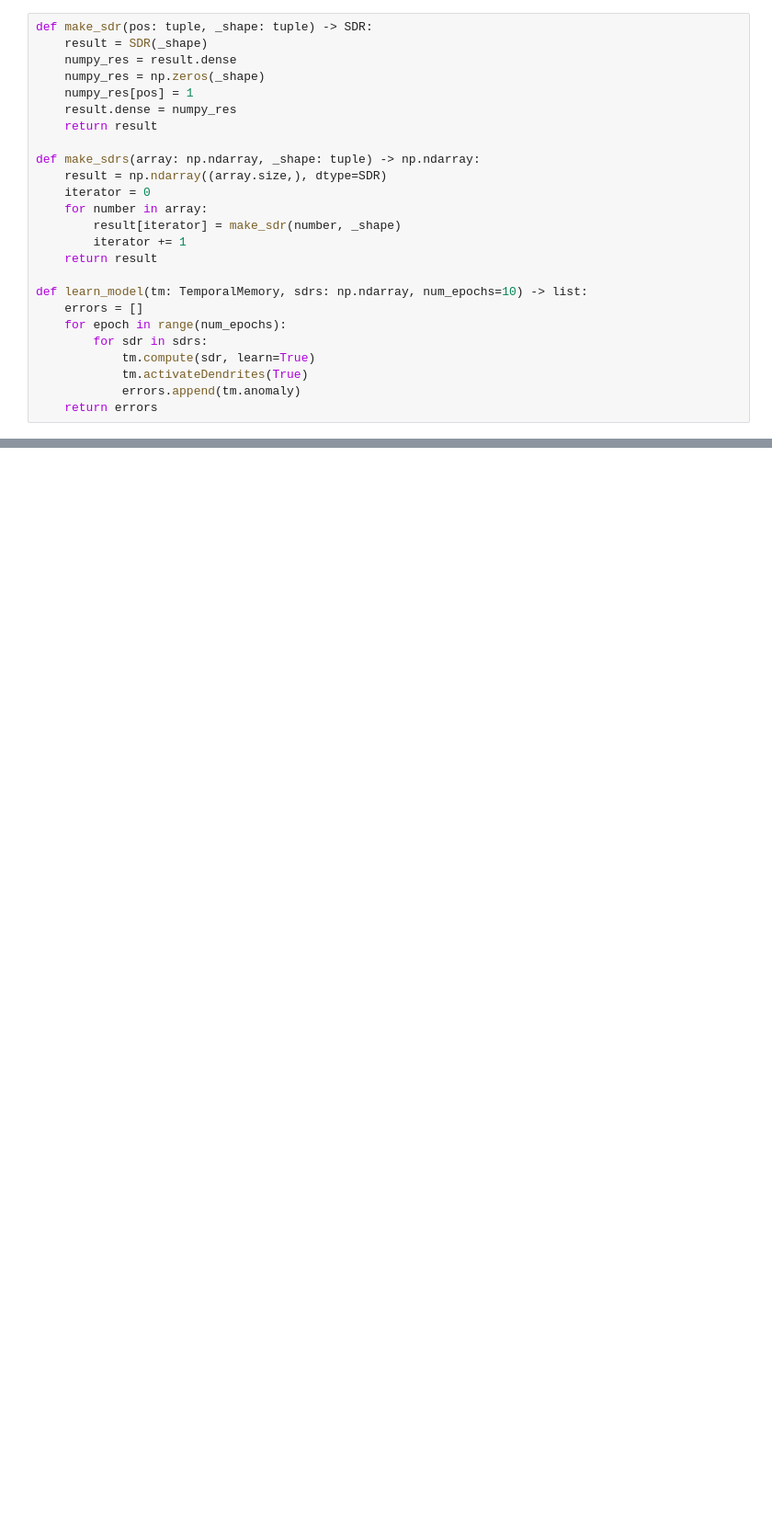
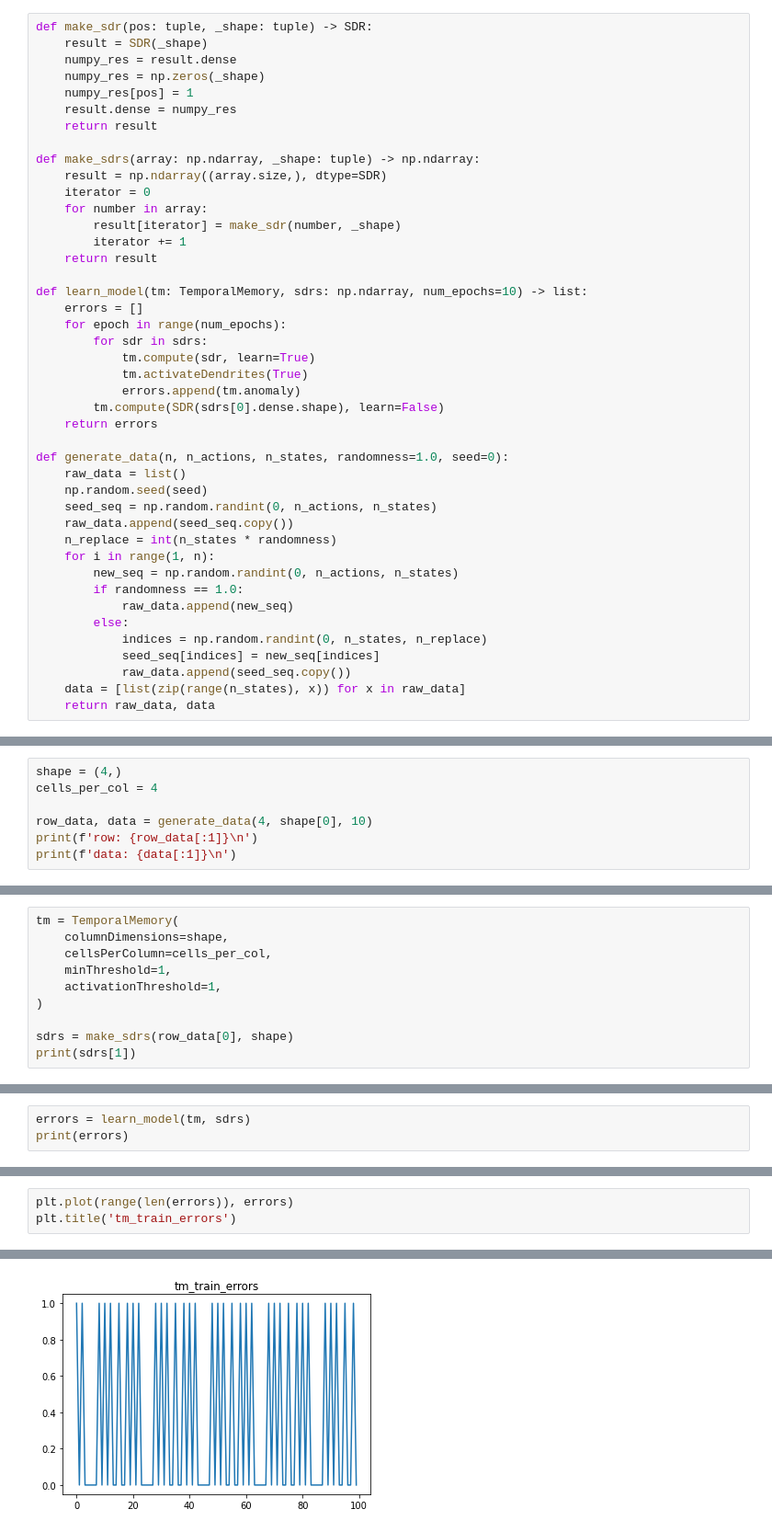
Before and after one commit to RodkinIvan/experiments, a Jupyter notebook: UnionSDR/union_sdr_test.ipynb, the cells around one changed output, grey strips where cells are left out. Shown at 92% size. Cells and saved outputs as stored; diff of their text form; blank space fills up the shorter version.

Commit message:
data generated, tm setuped

```diff
--- a/UnionSDR/union_sdr_test.ipynb
+++ b/UnionSDR/union_sdr_test.ipynb
@@ -26,4 +28,22 @@ def learn_model(tm: TemporalMemory, sdrs: np.ndarray, num_epochs=10) -> list:
             tm.compute(sdr, learn=True)
             tm.activateDendrites(True)
             errors.append(tm.anomaly)
+        tm.compute(SDR(sdrs[0].dense.shape), learn=False)
     return errors
+
+def generate_data(n, n_actions, n_states, randomness=1.0, seed=0):
+    raw_data = list()
+    np.random.seed(seed)
+    seed_seq = np.random.randint(0, n_actions, n_states)
+    raw_data.append(seed_seq.copy())
+    n_replace = int(n_states * randomness)
+    for i in range(1, n):
+        new_seq = np.random.randint(0, n_actions, n_states)
+        if randomness == 1.0:
+            raw_data.append(new_seq)
+        else:
+            indices = np.random.randint(0, n_states, n_replace)
+            seed_seq[indices] = new_seq[indices]
+            raw_data.append(seed_seq.copy())
+    data = [list(zip(range(n_states), x)) for x in raw_data]
+    return raw_data, data
@@ -54,0 +50,7 @@ array([], dtype=uint32)
+# %%
+shape = (4,)
+cells_per_col = 4
+
+row_data, data = generate_data(4, shape[0], 10)
+print(f'row: {row_data[:1]}\n')
+print(f'data: {data[:1]}\n')
@@ -54,0 +61,10 @@ array([], dtype=uint32)
+# %%
+tm = TemporalMemory(
+    columnDimensions=shape,
+    cellsPerColumn=cells_per_col,
+    minThreshold=1,
+    activationThreshold=1,
+)
+
+sdrs = make_sdrs(row_data[0], shape)
+print(sdrs[1])
@@ -54,0 +73,3 @@ array([], dtype=uint32)
+# %%
+errors = learn_model(tm, sdrs)
+print(errors)
@@ -54,0 +78,4 @@ array([], dtype=uint32)
+# %%
+plt.plot(range(len(errors)), errors)
+plt.title('tm_train_errors')
+# %% [output]
@@ -54,0 +83 @@ array([], dtype=uint32)
+[figure, added]
```
Also changed, not shown: parts of 7 cells of this notebook.
